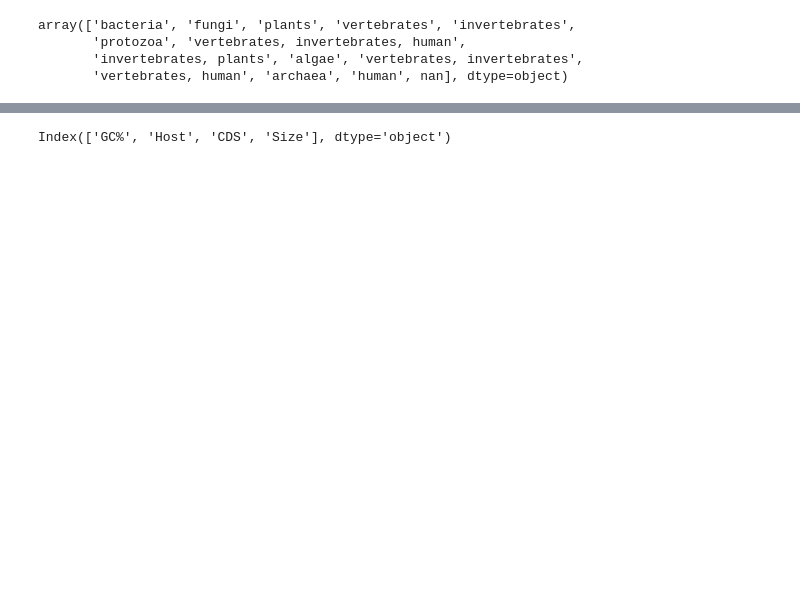
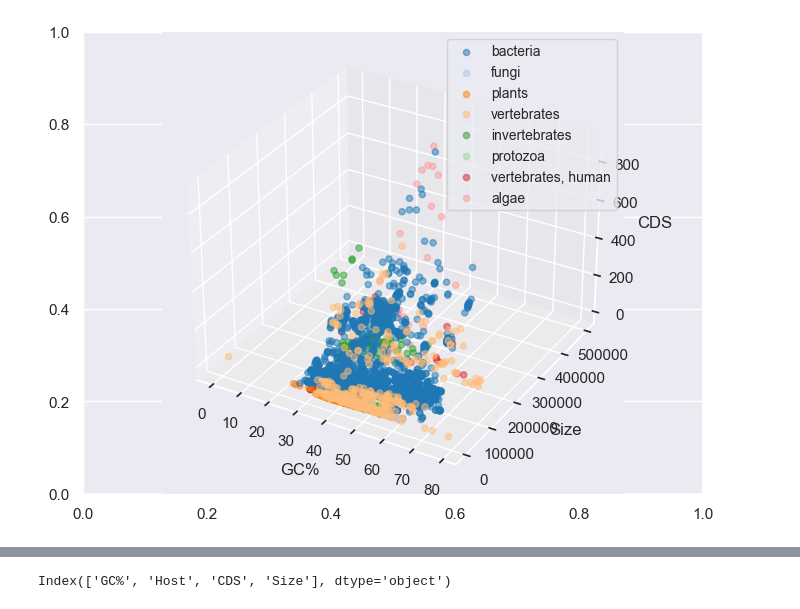
Before and after one commit to MT886505/IA-2022-2023, a Jupyter notebook: AnalyzingGenes.ipynb, the cells around one changed output, grey strips where cells are left out. Saved outputs shown, nothing was run; the diff lists cells and outputs as text; code cells hidden in the pictures; blank space fills up the shorter version.

```diff
--- a/AnalyzingGenes.ipynb
+++ b/AnalyzingGenes.ipynb
@@ -116,10 +88,22 @@ plt.show()
-# %%
-viruses["Host"].unique()
-# %% [output]
-array(['bacteria', 'fungi', 'plants', 'vertebrates', 'invertebrates',
-       'protozoa', 'vertebrates, invertebrates, human',
-       'invertebrates, plants', 'algae', 'vertebrates, invertebrates',
-       'vertebrates, human', 'archaea', 'human', nan], dtype=object)
+# %%
+hosts = ['bacteria', 'fungi', 'plants', 'vertebrates', 'invertebrates', 'protozoa', 'vertebrates, human', 'algae']
+cmap = cm.get_cmap('tab20')
+fig, ax = plt.subplots(figsize=(8,6))
+ax = plt.axes(projection='3d')
+ax.set_xlabel('GC%')
+ax.set_ylabel('Size')
+ax.set_zlabel('CDS')
+for host in range(len(hosts)):
+    ax.scatter(viruses[viruses["Host"] == hosts[host]]["GC%"],
+               viruses[viruses["Host"] == hosts[host]]["Size"],
+               viruses[viruses["Host"] == hosts[host]]["CDS"],
+               c=np.array(cmap(host)).reshape(1, 4),
+               label=hosts[host],
+               alpha=0.5)
+ax.legend(fontsize='small', markerscale=1)
+plt.show()
+# %% [output]
+[figure, added]
 # %%
 # Building the url to retrive the genome from the server
 GenBank = []
```
Also changed, not shown: parts of 39 cells of this notebook, 1 other file.
